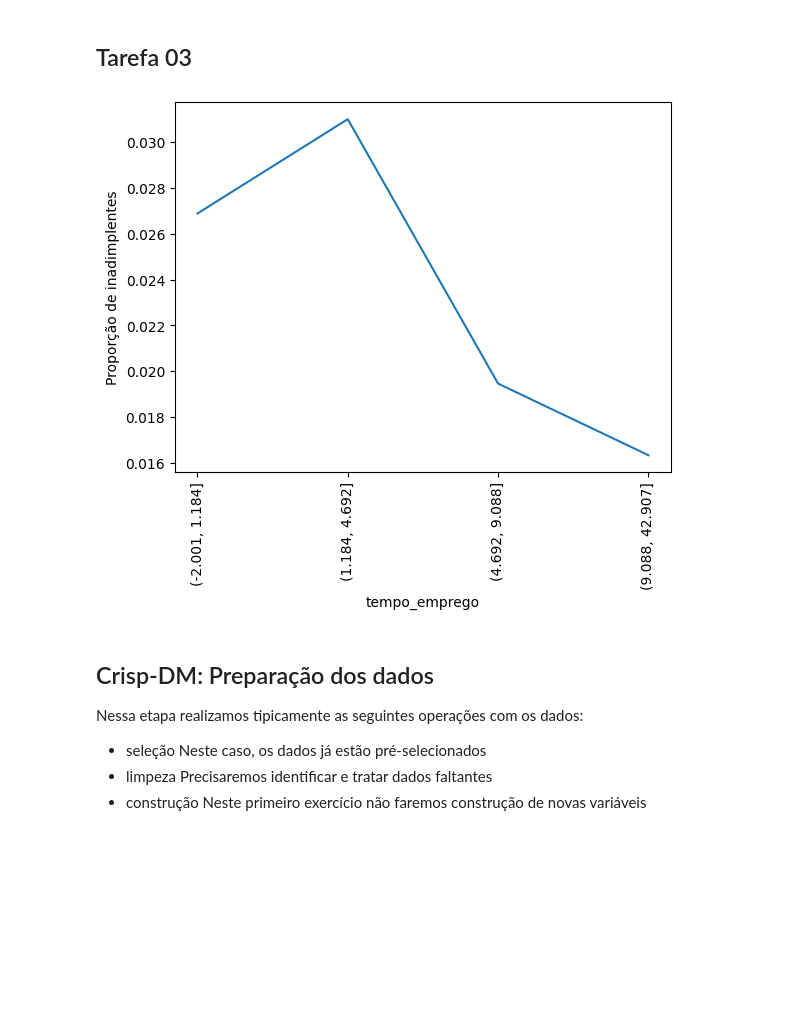
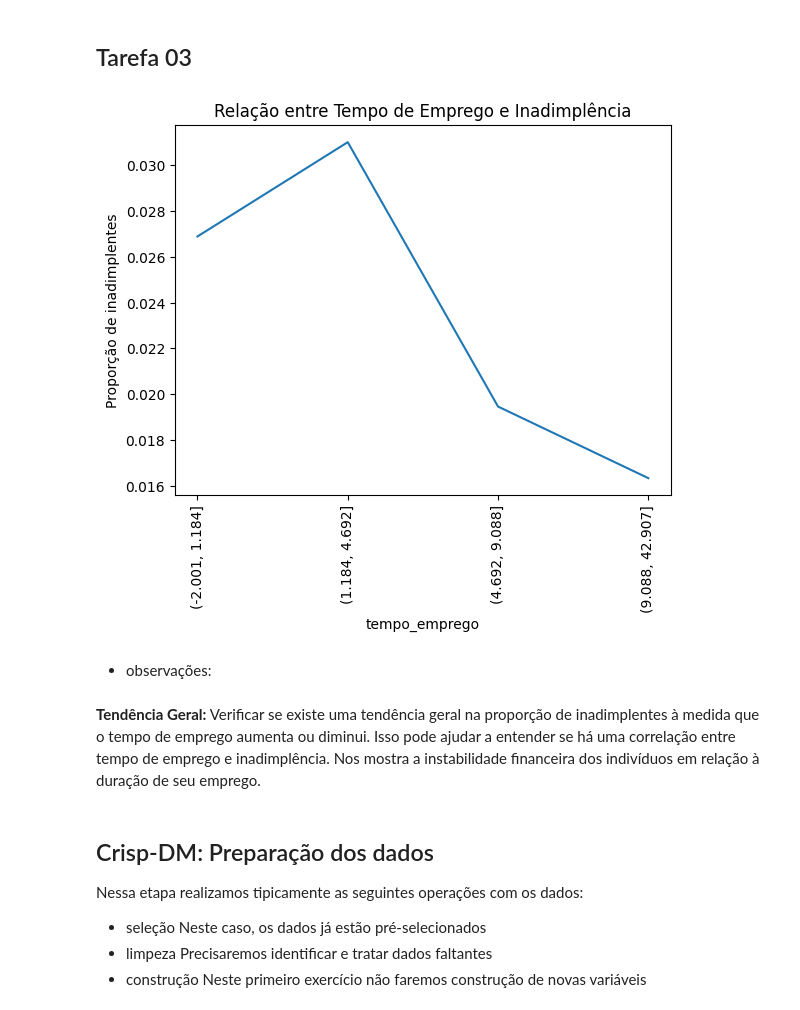
Before and after one commit to luisapell/Atividade-CRISP-DM-Entendimento-do-negocio, a Jupyter notebook: atividade-crisp-dm-entendimento-do-neg-cio.ipynb, the cells around one changed output. Drawn from its saved outputs; the diff is of its cells as text; code cells hidden in the pictures; blank space fills up the shorter version.

```diff
--- a/atividade-crisp-dm-entendimento-do-neg-cio.ipynb
+++ b/atividade-crisp-dm-entendimento-do-neg-cio.ipynb
@@ -131,14 +131,21 @@ plt.show()
 # %%
 var = 'tempo_emprego'
 cat_srs, bins = pd.qcut(df[var], 4, retbins=True)
 g = df.groupby(cat_srs)
 biv = g['mau'].mean()
-
 ax = biv.plot.line()
 ax.set_ylabel("Proporção de inadimplentes")
+ax.set_title("Relação entre Tempo de Emprego e Inadimplência")
 ticks = plt.xticks(range(len(biv.index.values)), biv.index.values, rotation = 90)
+
+plt.show()
 # %% [output]
-[figure, old version]
+[figure, new version]
+# %% [markdown]
+- observações:
+# %% [markdown]
+**Tendência Geral:** Verificar se existe uma tendência geral na proporção de inadimplentes à medida que o tempo de emprego aumenta ou diminui. Isso pode ajudar a entender se há uma correlação entre tempo de emprego e inadimplência.
+Nos mostra a instabilidade financeira dos indivíduos em relação à duração de seu emprego.
 # %% [markdown]
 ## Crisp-DM: Preparação dos dados
 Nessa etapa realizamos tipicamente as seguintes operações com os dados:
```
Also changed, not shown: parts of 4 cells of this notebook.
